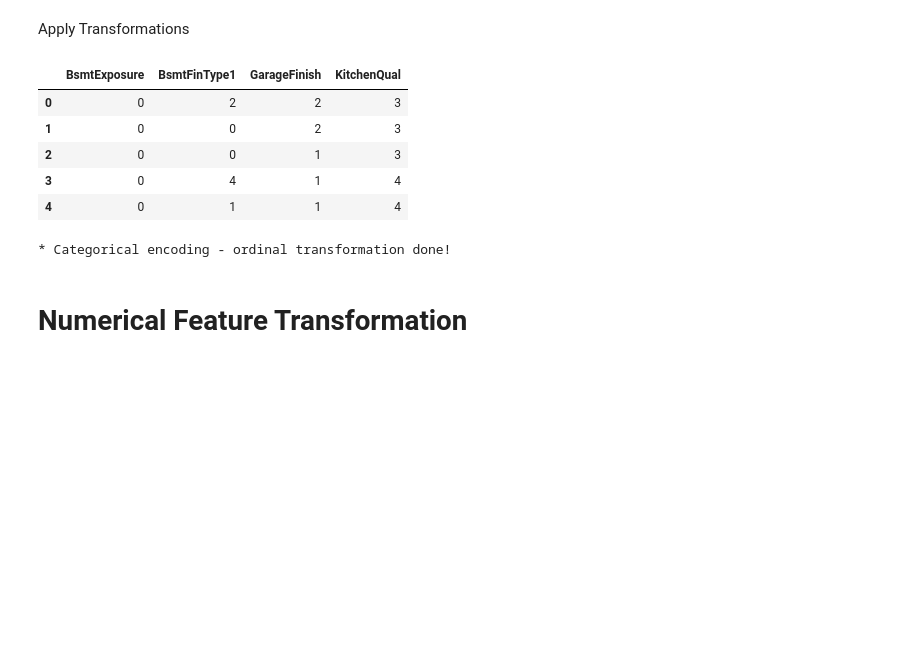
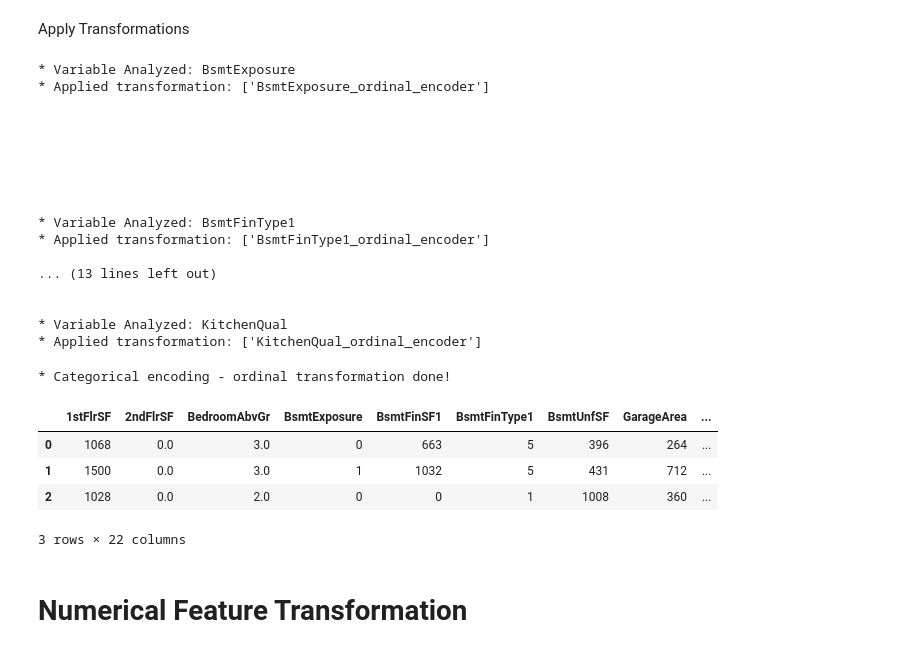
Before and after one commit to Zozo62442/milestone-project-heritage-housing-issues, a Jupyter notebook: jupyter_notebooks/04 - FeatureEngineering.ipynb, the cells around one changed output. Drawn from its saved outputs; the diff is of its cells as text; code cells hidden in the pictures; blank space fills up the shorter version.

```diff
--- a/jupyter_notebooks/04 - FeatureEngineering.ipynb
+++ b/jupyter_notebooks/04 - FeatureEngineering.ipynb
@@ -316,31 +317,44 @@ df_engineering.head(3)
 # %% [markdown]
 Apply Transformations
 # %%
-ordinal_mappings = {
-    'BsmtExposure': {'No': 0, 'Mn': 1, 'Av': 2, 'Gd': 3},
-    'BsmtFinType1': {'Unf': 0, 'LwQ': 1, 'Rec': 2, 'BLQ': 3, 'ALQ': 4, 'GLQ': 5},
-    'GarageFinish': {'Unf': 1, 'RFn': 2, 'Fin': 3},
-    'KitchenQual': {'Po': 1, 'Fa': 2, 'TA': 3, 'Gd': 4, 'Ex': 5}
-}
-
-for var, mapping in ordinal_mappings.items():
-    df_engineering[var] = df_engineering[var].map(mapping)
-
-df_engineering.head()
+df_engineering = FeatureEngineeringAnalysis(df=df_engineering, analysis_type='ordinal_encoder')
 # %% [output]
-|  | BsmtExposure | BsmtFinType1 | GarageFinish | KitchenQual |
-| 0 | 0 | 2 | 2 | 3 |
-| 1 | 0 | 0 | 2 | 3 |
-| 2 | 0 | 0 | 1 | 3 |
-| 3 | 0 | 4 | 1 | 4 |
-| 4 | 0 | 1 | 1 | 4 |
+* Variable Analyzed: BsmtExposure
+* Applied transformation: ['BsmtExposure_ordinal_encoder']
+
+
+
+
+
+
+
+* Variable Analyzed: BsmtFinType1
+* Applied transformation: ['BsmtFinType1_ordinal_encoder']
+
+... (13 lines left out)
+
+
+* Variable Analyzed: KitchenQual
+* Applied transformation: ['KitchenQual_ordinal_encoder']
 # %%
-for var, mapping in ordinal_mappings.items():
-    TrainSet[var] = TrainSet[var].map(mapping)
-    TestSet[var] = TestSet[var].map(mapping)
+# Step 1 - Create a transformer
+encoder = OrdinalEncoder(encoding_method='arbitrary', variables=variables_engineering)
+
+# Step 2 - Fit and transform on training set
+TrainSet = encoder.fit_transform(TrainSet)
+
+# Step 3 - Transform the test set
+TestSet = encoder.transform(TestSet)
 
 print("* Categorical encoding - ordinal transformation done!")
+TrainSet.head(3)
+TestSet.head(3)
 # %% [output]
 * Categorical encoding - ordinal transformation done!
+|  | 1stFlrSF | 2ndFlrSF | BedroomAbvGr | BsmtExposure | BsmtFinSF1 | BsmtFinType1 | BsmtUnfSF | GarageArea | ... |
+| 0 | 1068 | 0.0 | 3.0 | 0 | 663 | 5 | 396 | 264 | ... |
+| 1 | 1500 | 0.0 | 3.0 | 1 | 1032 | 5 | 431 | 712 | ... |
+| 2 | 1028 | 0.0 | 2.0 | 0 | 0 | 1 | 1008 | 360 | ... |
+3 rows × 22 columns
 # %% [markdown]
 # Numerical Feature Transformation
```
Also changed, not shown: parts of 11 cells of this notebook.
